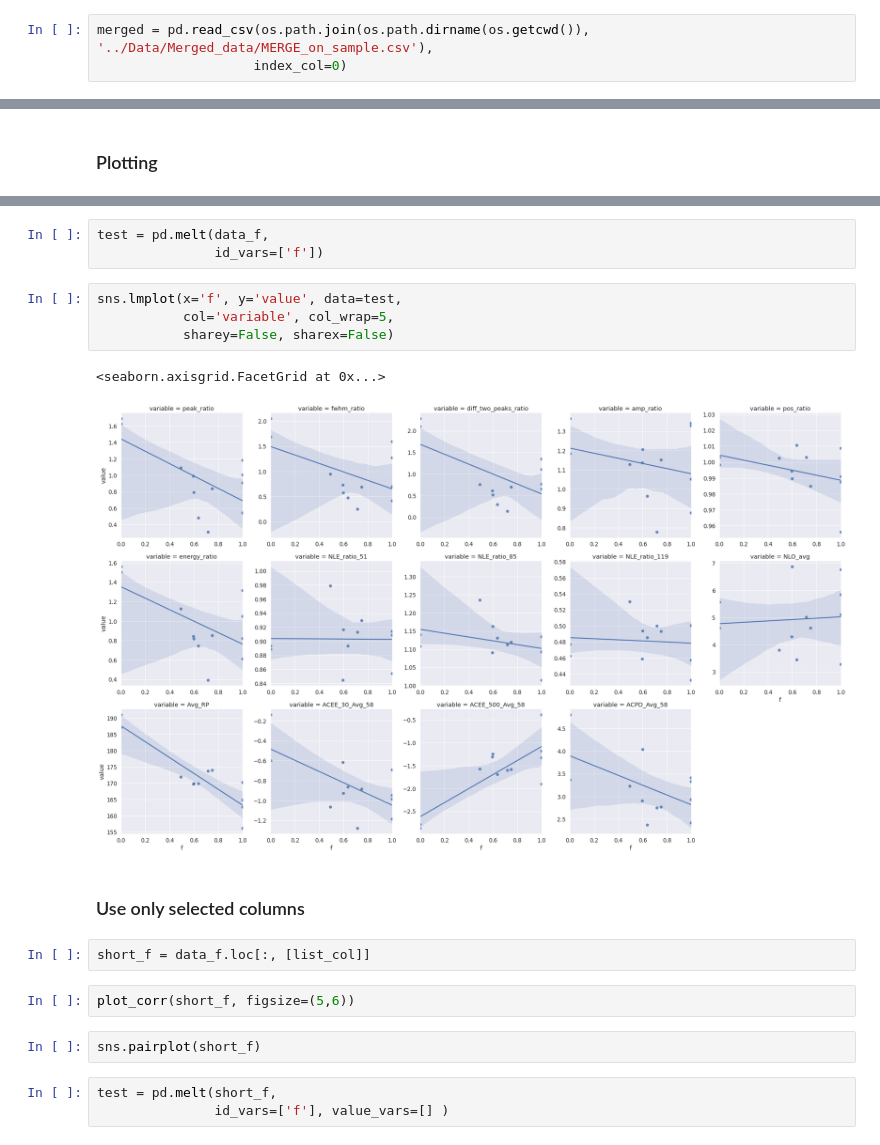
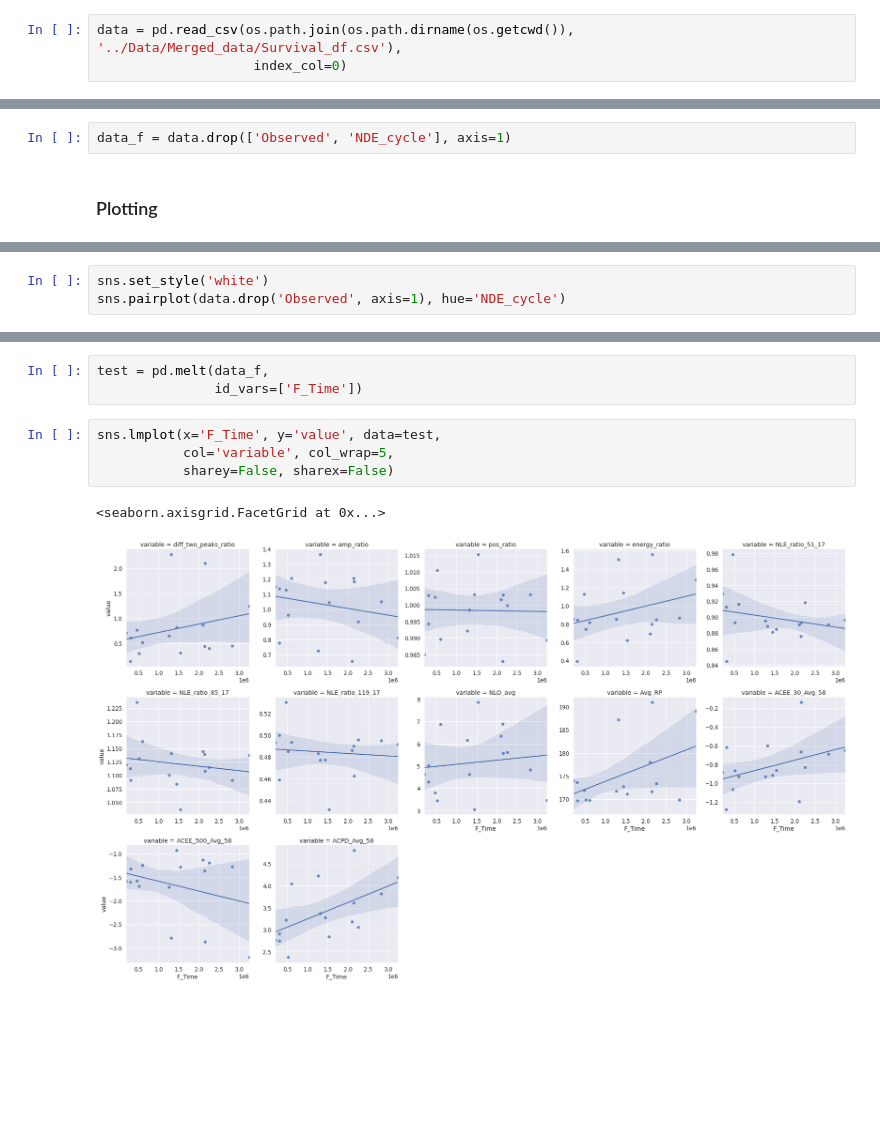
Before and after one commit to Marie-anneMawhin/Oct20_EPRI, a Jupyter notebook: Task3/NB/NB_data_exploration/Merge_corr_reg.ipynb, the cells around one changed output, grey strips where cells are left out. Drawn from its saved outputs; the diff is of its cells as text; blank space fills up the shorter version.

Commit message:
with selected feature

```diff
--- a/Task3/NB/NB_data_exploration/Merge_corr_reg.ipynb
+++ b/Task3/NB/NB_data_exploration/Merge_corr_reg.ipynb
@@ -22,5 +22,5 @@ def plot_corr(data, figsize=(15,15)):
                          cmap='RdBu_r', center=0, annot=True,
                         annot_kws={'fontsize':8})
 # %%
-merged = pd.read_csv(os.path.join(os.path.dirname(os.getcwd()), '../Data/Merged_data/MERGE_on_sample.csv'),
+data = pd.read_csv(os.path.join(os.path.dirname(os.getcwd()), '../Data/Merged_data/Survival_df.csv'),
                     index_col=0)
@@ -30,3 +27,5 @@ data_f.drop(['NDE_cyle', 'failure_cycle', 'unfailed_cycle'], axis=1, inplace=Tru
+# %%
+data_f = data.drop(['Observed', 'NDE_cycle'], axis=1)
 # %% [markdown]
 ### Plotting
 # %%
@@ -40,0 +35,3 @@ sns.pairplot(data_f)
+# %%
+sns.set_style('white')
+sns.pairplot(data.drop('Observed', axis=1), hue='NDE_cycle')
@@ -41,21 +41,10 @@ sns.pairplot(data_f)
 # %%
 test = pd.melt(data_f,
-               id_vars=['f'])
+               id_vars=['F_Time'])
 # %%
-sns.lmplot(x='f', y='value', data=test,
+sns.lmplot(x='F_Time', y='value', data=test,
            col='variable', col_wrap=5,
            sharey=False, sharex=False)
 # %% [output]
 <seaborn.axisgrid.FacetGrid at 0x...>
-[figure, old version]
+[figure, new version]
-# %% [markdown]
-### Use only selected columns
-# %%
-short_f = data_f.loc[:, [list_col]]
-# %%
-plot_corr(short_f, figsize=(5,6))
-# %%
-sns.pairplot(short_f)
-# %%
-test = pd.melt(short_f,
-               id_vars=['f'], value_vars=[] )
```
Also changed, not shown: parts of 5 cells of this notebook.
